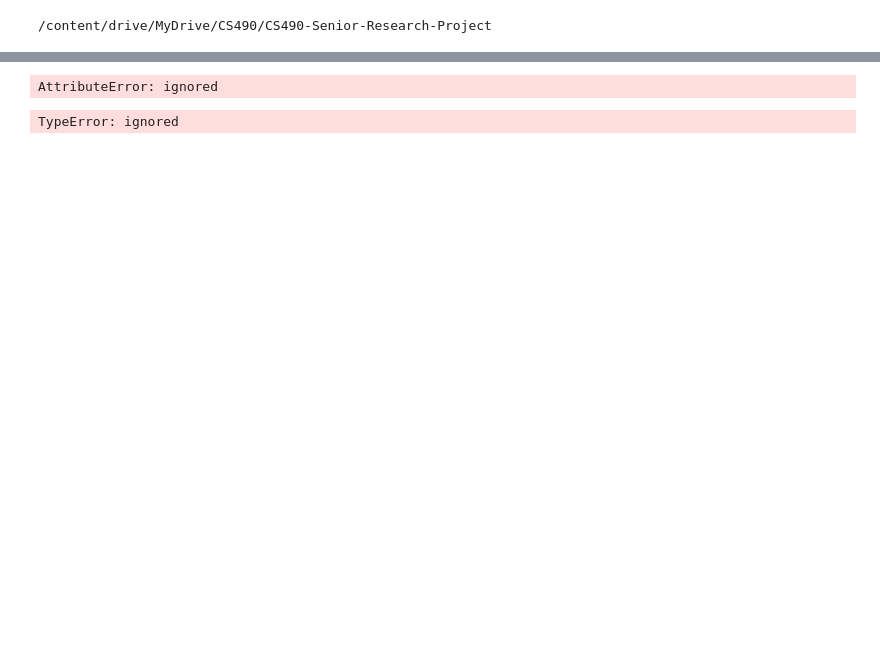
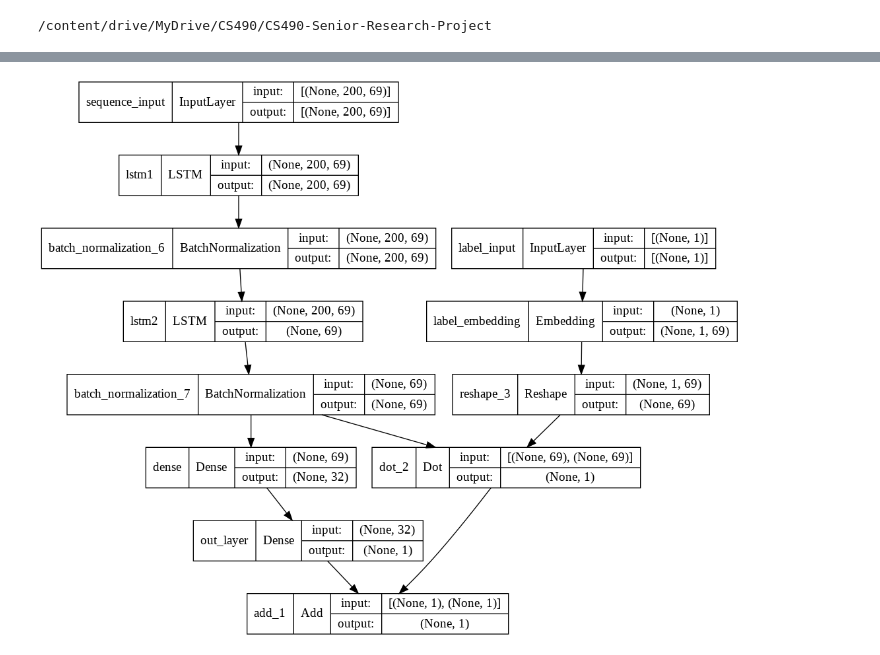
Before and after one commit to arnisafazla/CS490-Senior-Research-Project, a Jupyter notebook: setup.ipynb, the cells around one changed output, grey strips where cells are left out. Cells and saved outputs as stored; diff of their text form; code cells hidden in the pictures; blank space fills up the shorter version.

Commit message:
discriminator with projection implemented. confusion matrix updated to test equal number of classess. spatially adaptive normalization next

```diff
--- a/setup.ipynb
+++ b/setup.ipynb
@@ -90,6 +91,6 @@ from models.Base_WGAN import Base_WGAN
 # %%
 # path is the path to the dataset
-# dataset = Dataset(["anger", "joy", "fear", "neutral", "sadness", "pride"], path=dataset_dir, step_size=10, frames=400)
-dataset = Dataset(["anger"], path=dataset_dir, step_size=10, frames=400)
+dataset = Dataset(["anger", "joy", "fear", "neutral", "sadness", "pride"], path=dataset_dir, step_size=10, frames=200)
+# dataset = Dataset(["anger"], path=dataset_dir, step_size=10, frames=400)
 # %% [output]
 anger
@@ -101,14 +107,9 @@ No. of samples in each class will be:  640
 # save this as a separate file
 config = {       # change hyperparams here
         'latent_dim' : 400,
-        'in_shape' : (400, 69),
+        'in_shape' : (dataset.frames, 69),
         'n_classes' : dataset.emotions.shape[0],
         'init_std' : 0.01,
-        'critic_opt' : 'Adam', # RMS or Adam
-        'critic_lr' : 0.005,
-        'gen_opt' : 'Adam',
-        'gen_lr' : 0.005,
-        'wrong_labels' : False,    # feed in real data with wron labels as well - Remove?
         'epochs' : 20,
         'batch_size' : 128,
         'n_critic' : 3,
@@ -118,7 +119,7 @@ config = {       # change hyperparams here
         'gp_weight' : 10.0      # for the gradient penalty used in critic
       }
 # %%
-critic = define_critic(config)
+critic = define_projection_critic(config)
 # plot_model(critic, show_shapes=True, show_layer_names=True)
 generator = define_generator(config)
 # plot_model(generator, show_shapes=True, show_layer_names=True)
@@ -197,14 +216,2 @@ a = tf.convert_to_tensor(np.array([1,2,3]))
-# %%
-metrics[0] = metrics[0].numpy().tolist()
-metrics[1] = metrics[1].tolist()
-# %% [output]
-AttributeError: ignored
-# %%
-
-import json
-with open(os.path.join('/content/drive/MyDrive/CS490/models/WGAN2022.01.26-13:43:55/epoch_1', 'train_metrics.txt'), 'w') as file:
-  json.dump(metrics, file)
-# %% [output]
-TypeError: ignored
 # %%
 for dir in os.listdir('/content/drive/MyDrive/CS490/models'):
@@ -212,2 +219,7 @@ for dir in os.listdir('/content/drive/MyDrive/CS490/models'):
     path = os.path.join('/content/drive/MyDrive/CS490/models', dir)
     ! rm -rf $path
+# %%
+from keras.utils.vis_utils import plot_model
+plot_model(critic, show_shapes=True, show_layer_names=True)
+# %% [output]
+[figure, added]
```
Also changed, not shown: parts of 20 cells of this notebook, 5 other files.
